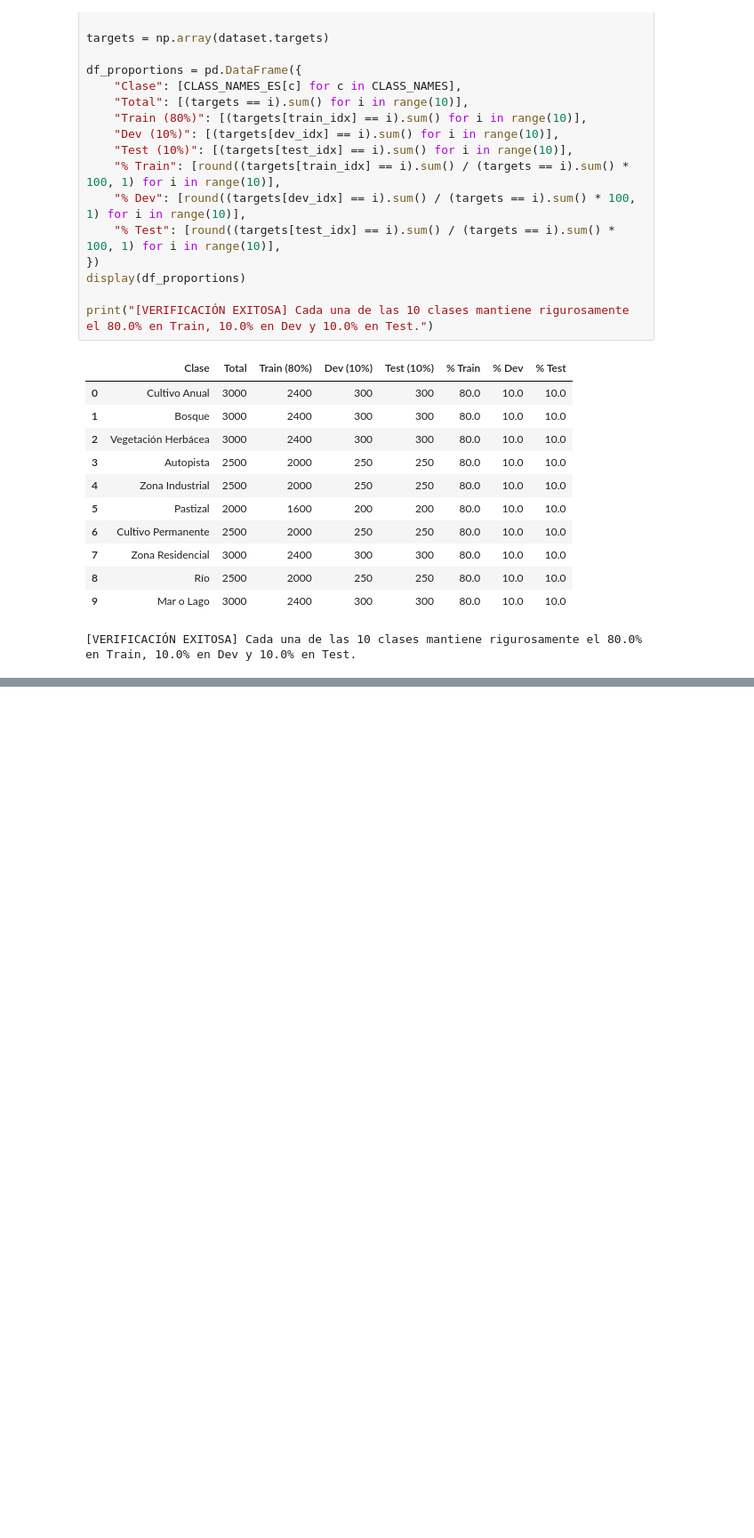
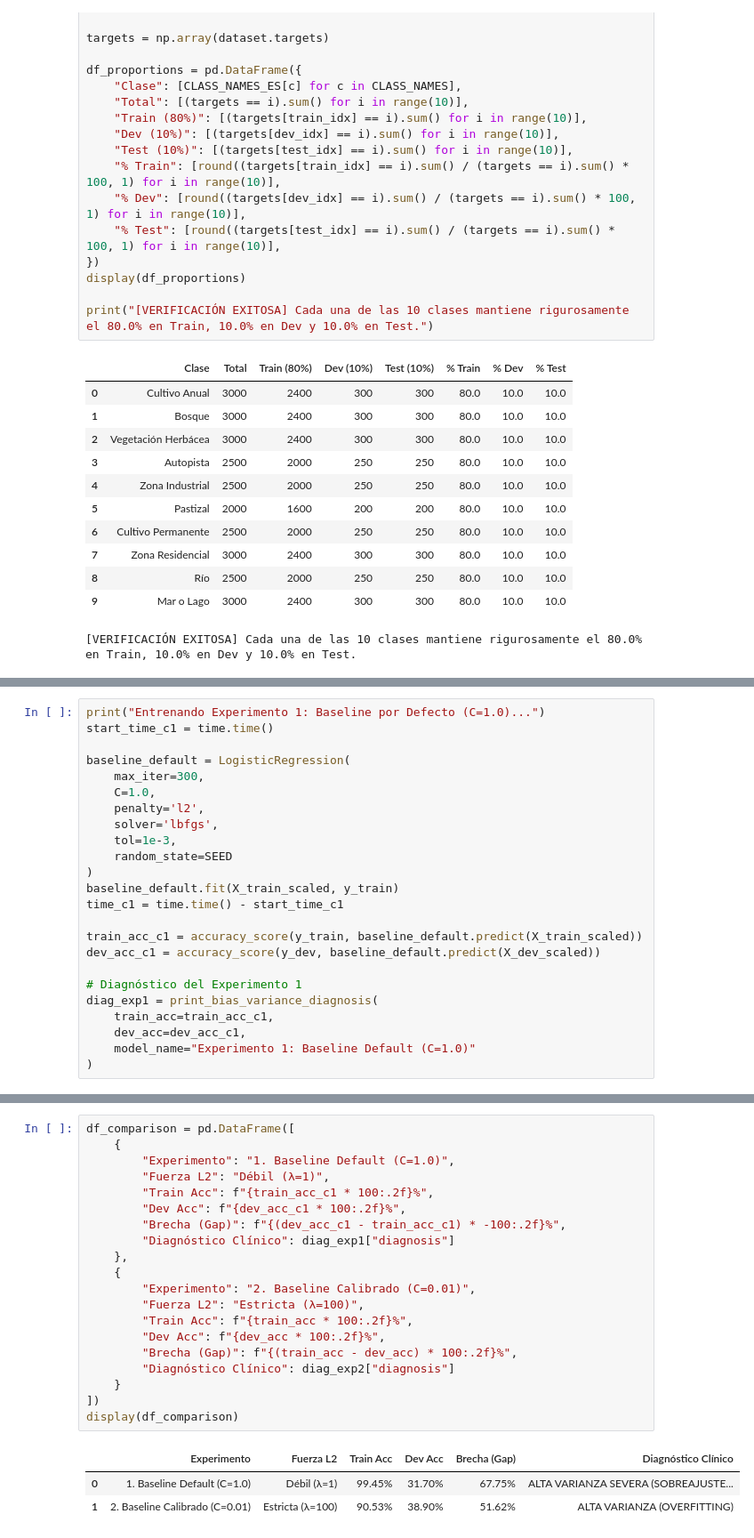
Before and after one commit to dgimenezdeveloper/eurosat-ai-lab, a Jupyter notebook: notebooks/TP_IA2026_BARRERAS_PORCHIA_PAAL_GIMENEZ_GRUPO.ipynb, the cells around one changed output, grey strips where cells are left out. Shown at 89% size. Drawn from its saved outputs; the diff is of its cells as text; blank space fills up the shorter version.

```diff
--- a/notebooks/TP_IA2026_BARRERAS_PORCHIA_PAAL_GIMENEZ_GRUPO.ipynb
+++ b/notebooks/TP_IA2026_BARRERAS_PORCHIA_PAAL_GIMENEZ_GRUPO.ipynb
@@ -264,0 +338,24 @@ Entrenando Regresión Logística Multiclase (Softmax / L-BFGS)...
+# %%
+print("Entrenando Experimento 1: Baseline por Defecto (C=1.0)...")
+start_time_c1 = time.time()
+
+baseline_default = LogisticRegression(
+    max_iter=300,
+    C=1.0,
+    penalty='l2',
+    solver='lbfgs',
+    tol=1e-3,
+    random_state=SEED
+)
+baseline_default.fit(X_train_scaled, y_train)
+time_c1 = time.time() - start_time_c1
+
+train_acc_c1 = accuracy_score(y_train, baseline_default.predict(X_train_scaled))
+dev_acc_c1 = accuracy_score(y_dev, baseline_default.predict(X_dev_scaled))
+
+# Diagnóstico del Experimento 1
+diag_exp1 = print_bias_variance_diagnosis(
+    train_acc=train_acc_c1,
+    dev_acc=dev_acc_c1,
+    model_name="Experimento 1: Baseline Default (C=1.0)"
+)
@@ -362,0 +503,24 @@ DIAGNÓSTICO IRREFUTABLE: SESGO ALTO ESTRUCTURAL (UNDERFITTING)
+# %%
+df_comparison = pd.DataFrame([
+    {
+        "Experimento": "1. Baseline Default (C=1.0)",
+        "Fuerza L2": "Débil (λ=1)",
+        "Train Acc": f"{train_acc_c1 * 100:.2f}%",
+        "Dev Acc": f"{dev_acc_c1 * 100:.2f}%",
+        "Brecha (Gap)": f"{(dev_acc_c1 - train_acc_c1) * -100:.2f}%",
+        "Diagnóstico Clínico": diag_exp1["diagnosis"]
+    },
+    {
+        "Experimento": "2. Baseline Calibrado (C=0.01)",
+        "Fuerza L2": "Estricta (λ=100)",
+        "Train Acc": f"{train_acc * 100:.2f}%",
+        "Dev Acc": f"{dev_acc * 100:.2f}%",
+        "Brecha (Gap)": f"{(train_acc - dev_acc) * 100:.2f}%",
+        "Diagnóstico Clínico": diag_exp2["diagnosis"]
+    }
+])
+display(df_comparison)
+# %% [output]
+|  | Experimento | Fuerza L2 | Train Acc | Dev Acc | Brecha (Gap) | Diagnóstico Clínico |
+| 0 | 1. Baseline Default (C=1.0) | Débil (λ=1) | 99.45% | 31.70% | 67.75% | ALTA VARIANZA SEVERA (SOBREAJUSTE... |
+| 1 | 2. Baseline Calibrado (C=0.01) | Estricta (λ=100) | 90.53% | 38.90% | 51.62% | ALTA VARIANZA (OVERFITTING) |
```
Also changed, not shown: parts of 21 cells of this notebook.
